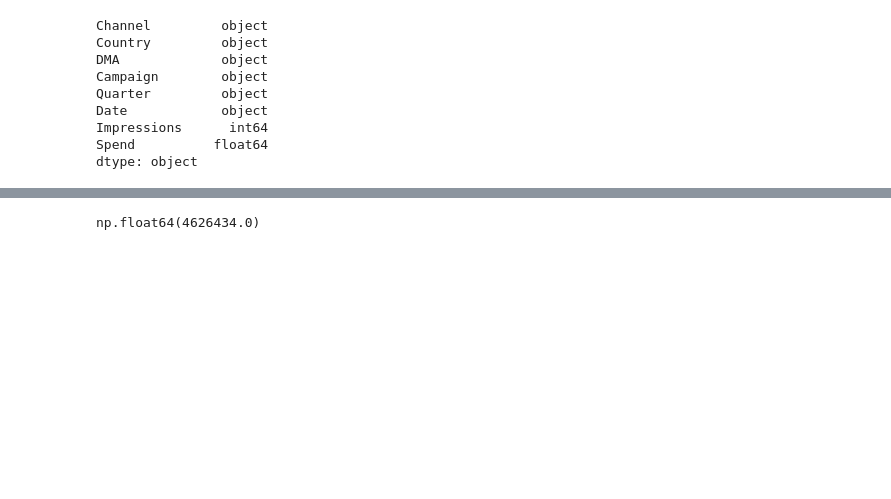
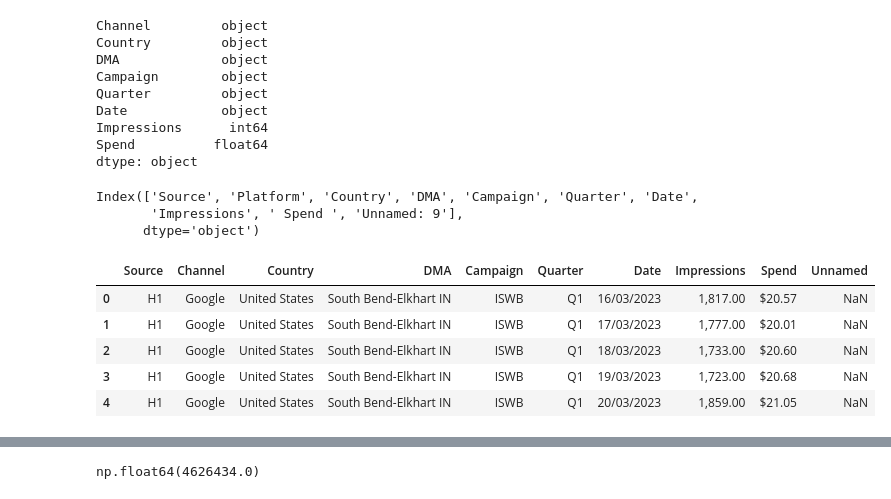
Before and after one commit to LeaZurfluh/Miscellaneous, a Jupyter notebook: data-transformation-misc.ipynb, the cells around one changed output, grey strips where cells are left out. Saved outputs shown, nothing was run; the diff lists cells and outputs as text; code cells hidden in the pictures; blank space fills up the shorter version.

```diff
--- a/data-transformation-misc.ipynb
+++ b/data-transformation-misc.ipynb
@@ -373,3 +395,20 @@ df1['year'] = df1.Date2.dt.year.astype(str)
 df_test = df1[df1['year']=='2024']
 # df_test['test'] = df_test['Date2'] - datetime.timedelta(days=366)
 df_test
+# %%
+df1.columns
+# %% [output]
+Index(['Source', 'Platform', 'Country', 'DMA', 'Campaign', 'Quarter', 'Date',
+       'Impressions', ' Spend ', 'Unnamed: 9'],
+      dtype='object')
+# %%
+df1.columns = ['Source', 'Channel', 'Country', 'DMA', 'Campaign', 'Quarter', 'Date', 'Impressions', 'Spend', 'Unnamed']
+# %%
+df1.head()
+# %% [output]
+|  | Source | Channel | Country | DMA | Campaign | Quarter | Date | Impressions | Spend | Unnamed |
+| 0 | H1 | Google | United States | South Bend-Elkhart IN | ISWB | Q1 | 16/03/2023 | 1,817.00 | $20.57 | NaN |
+| 1 | H1 | Google | United States | South Bend-Elkhart IN | ISWB | Q1 | 17/03/2023 | 1,777.00 | $20.01 | NaN |
+| 2 | H1 | Google | United States | South Bend-Elkhart IN | ISWB | Q1 | 18/03/2023 | 1,733.00 | $20.60 | NaN |
+| 3 | H1 | Google | United States | South Bend-Elkhart IN | ISWB | Q1 | 19/03/2023 | 1,723.00 | $20.68 | NaN |
+| 4 | H1 | Google | United States | South Bend-Elkhart IN | ISWB | Q1 | 20/03/2023 | 1,859.00 | $21.05 | NaN |
```
Also changed, not shown: parts of 29 cells of this notebook.
